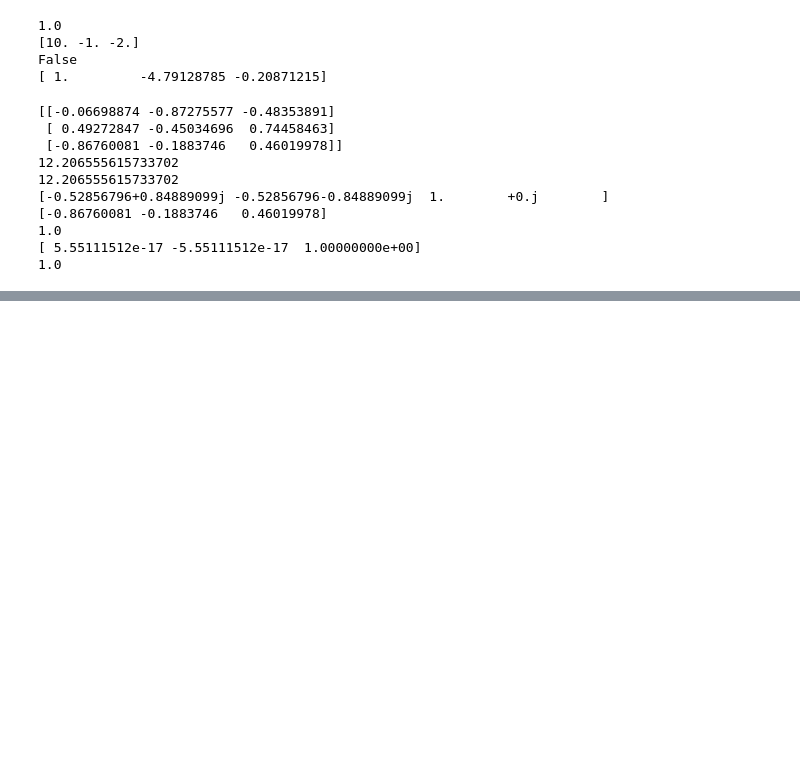
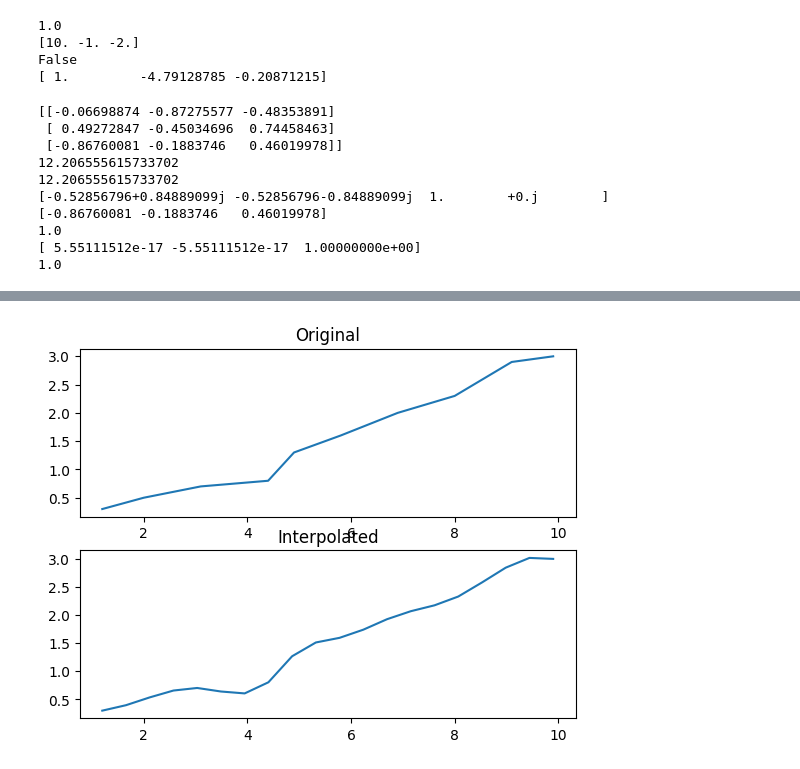
Before and after one commit to Preenis4/PROGNUM-repo, a Jupyter notebook: Task7/Untitled.ipynb, the cells around one changed output, grey strips where cells are left out. Saved outputs shown, nothing was run; the diff lists cells and outputs as text; code cells hidden in the pictures; blank space fills up the shorter version.

```diff
--- a/Task7/Untitled.ipynb
+++ b/Task7/Untitled.ipynb
@@ -76,0 +115,36 @@ for i in range(len(x)):
+# %%
+#7.6
+from scipy import interpolate as ip
+import numpy as np
+import matplotlib.pyplot as plt
+
+fig, ax = plt.subplots(2)
+
+x = np.array([1.2, 2.0, 3.1, 4.4, 4.9, 5.8, 6.9, 8.0, 9.1, 9.9])
+y = np.array([0.3, 0.5, 0.7, 0.8, 1.3, 1.6, 2.0, 2.3, 2.9, 3.0])
+f = ip.interp1d(x, y, kind='cubic')
+
+bigx = np.linspace(1.2, 9.9, 20)
+pll = f(bigx)
+
+ax[0].plot(x,y)
+ax[0].set_title('Original')
+ax[1].plot(bigx,pll)
+ax[1].set_title('Interpolated')
+
+class interpolation:
+    def __init__(self,x,y):
+        self.x = x
+        self.y = y
+
+    def poll(self, rang, typ, degree=len(self.x)):
+        if self.typ == 'linear':
+            return np.interp(rang, self.x, self.y)
+        elif self.typ == 'polynomial':
+            pass
+        elif self.typ == 'spline':
+            pass
+        else:
+            print('Wrong type')
+# %% [output]
+[figure, added]
```
Also changed, not shown: parts of 1 cell of this notebook, 2 other files.
